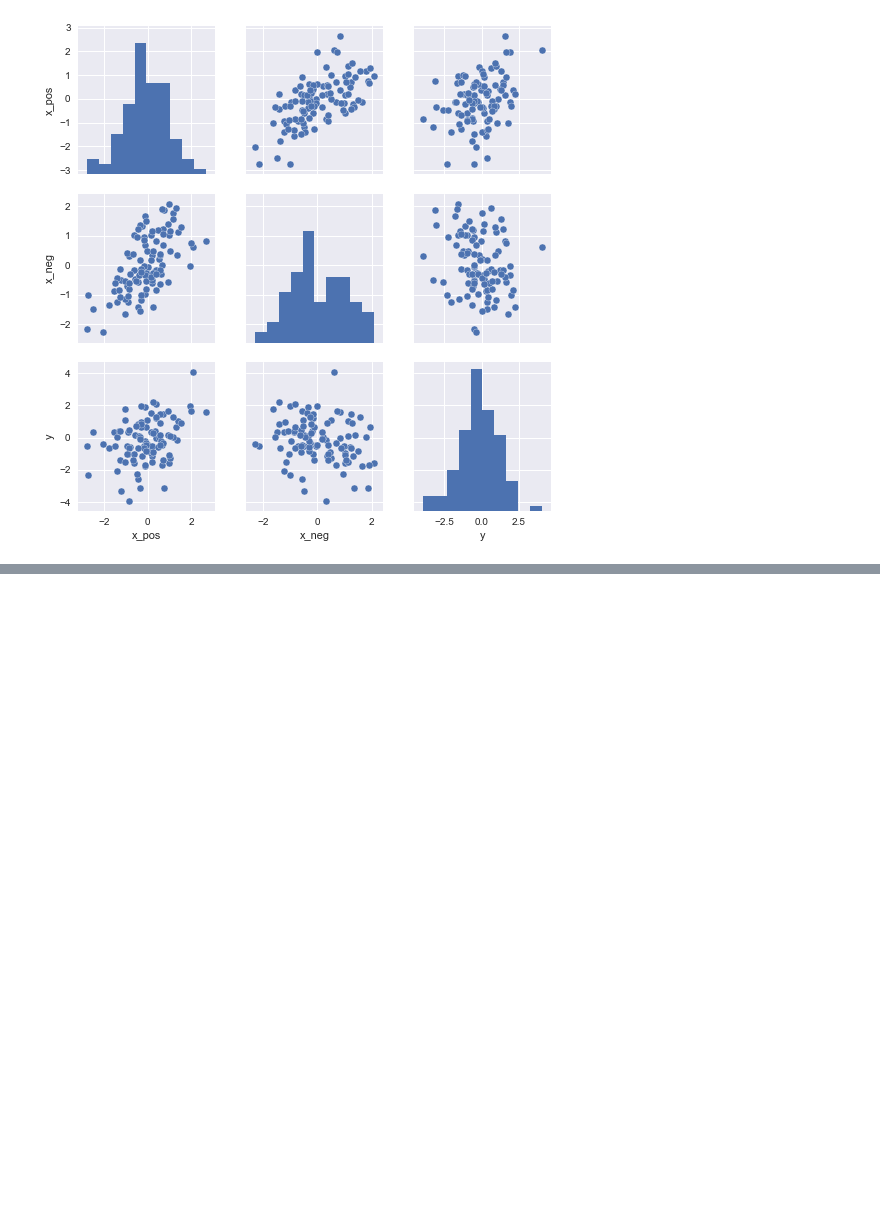
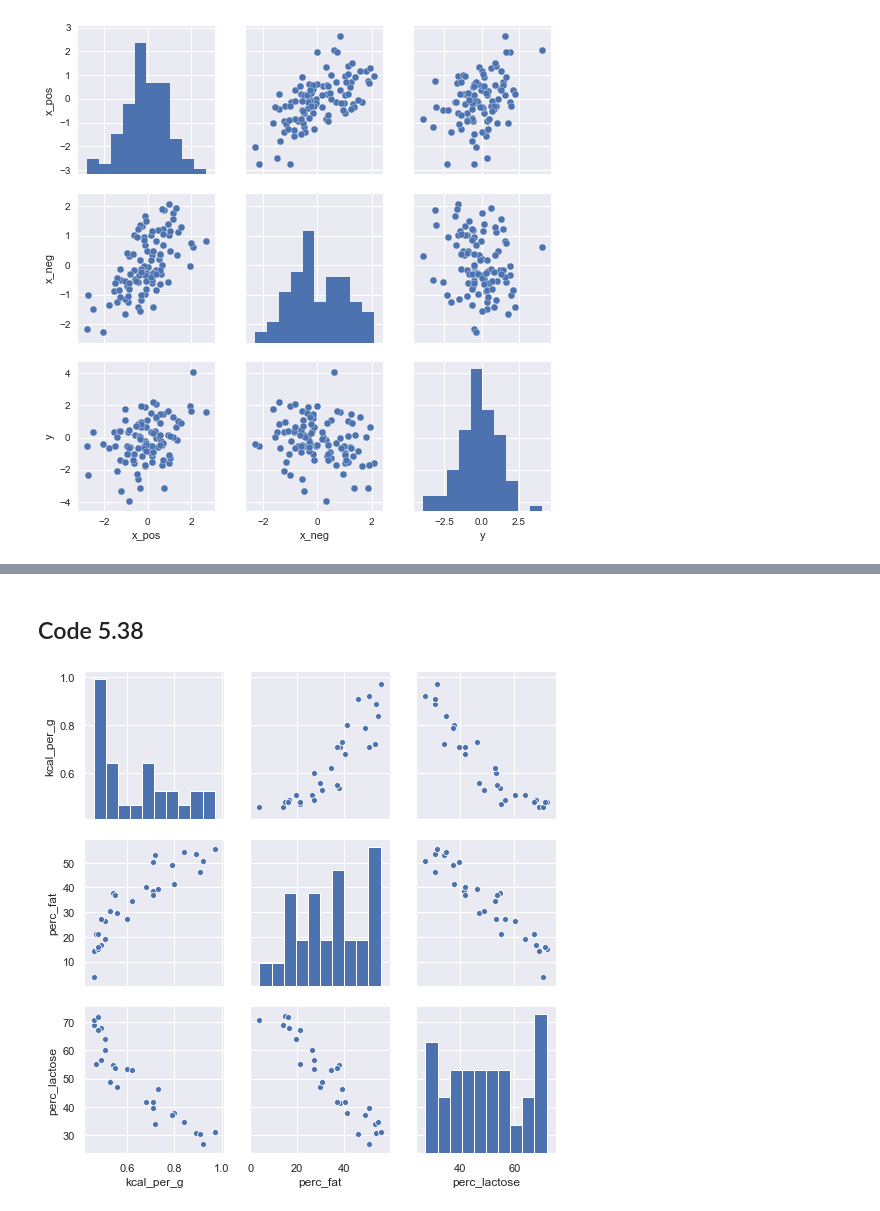
Before and after one commit to jkelley7/stat_rethinking, a Jupyter notebook: Chapter_5.ipynb, the cells around one changed output, grey strips where cells are left out. Saved outputs shown, nothing was run; the diff lists cells and outputs as text; code cells hidden in the pictures; blank space fills up the shorter version.

```diff
--- a/Chapter_5.ipynb
+++ b/Chapter_5.ipynb
@@ -565,0 +665,3 @@ plt.show()
+# %%
+d = pd.read_csv('.\\data\\milk.csv', sep = ';')
+d.columns = d.columns.str.replace('.','_')
@@ -565,0 +737,7 @@ plt.show()
+# %% [markdown]
+## Code 5.38
+# %%
+sns.pairplot(d[['kcal_per_g', 'perc_fat','perc_lactose']])
+plt.show()
+# %% [output]
+[figure, added]
```
Also changed, not shown: parts of 23 cells of this notebook.
